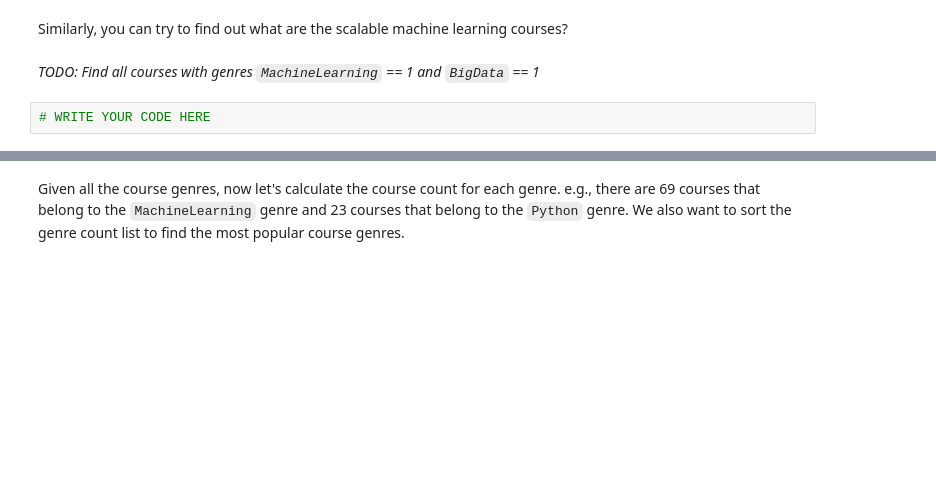
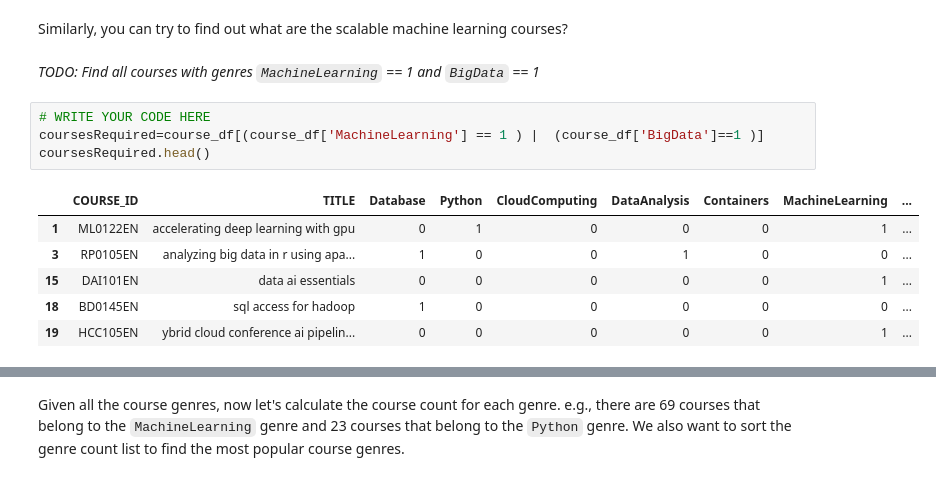
Before and after one commit to carlospalomino/CursoIBMMachineLearning, a Jupyter notebook: 06_Machine_learning_capstone/lab_jupyter_eda.ipynb, the cells around one changed output, grey strips where cells are left out. Saved outputs shown, nothing was run; the diff lists cells and outputs as text; blank space fills up the shorter version.

```diff
--- a/06_Machine_learning_capstone/lab_jupyter_eda.ipynb
+++ b/06_Machine_learning_capstone/lab_jupyter_eda.ipynb
@@ -203,6 +206,15 @@ Similarly, you can try to find out what are the scalable machine learning course
 *TODO: Find all courses with genres `MachineLearning` == 1 and `BigData` == 1*
 # %%
 # WRITE YOUR CODE HERE
+coursesRequired=course_df[(course_df['MachineLearning'] == 1 ) |  (course_df['BigData']==1 )]
+coursesRequired.head()
+# %% [output]
+|  | COURSE_ID | TITLE | Database | Python | CloudComputing | DataAnalysis | Containers | MachineLearning | ... |
+| 1 | ML0122EN | accelerating deep learning with gpu | 0 | 1 | 0 | 0 | 0 | 1 | ... |
+| 3 | RP0105EN | analyzing big data in r using apa... | 1 | 0 | 0 | 1 | 0 | 0 | ... |
+| 15 | DAI101EN | data ai essentials | 0 | 0 | 0 | 0 | 0 | 1 | ... |
+| 18 | BD0145EN | sql access for hadoop | 1 | 0 | 0 | 0 | 0 | 0 | ... |
+| 19 | HCC105EN | ybrid cloud conference ai pipelin... | 0 | 0 | 0 | 0 | 0 | 1 | ... |
 # %%
 genres = course_df.columns[2:]
 genres
```
Also changed, not shown: parts of 12 cells of this notebook, 14 other files.
